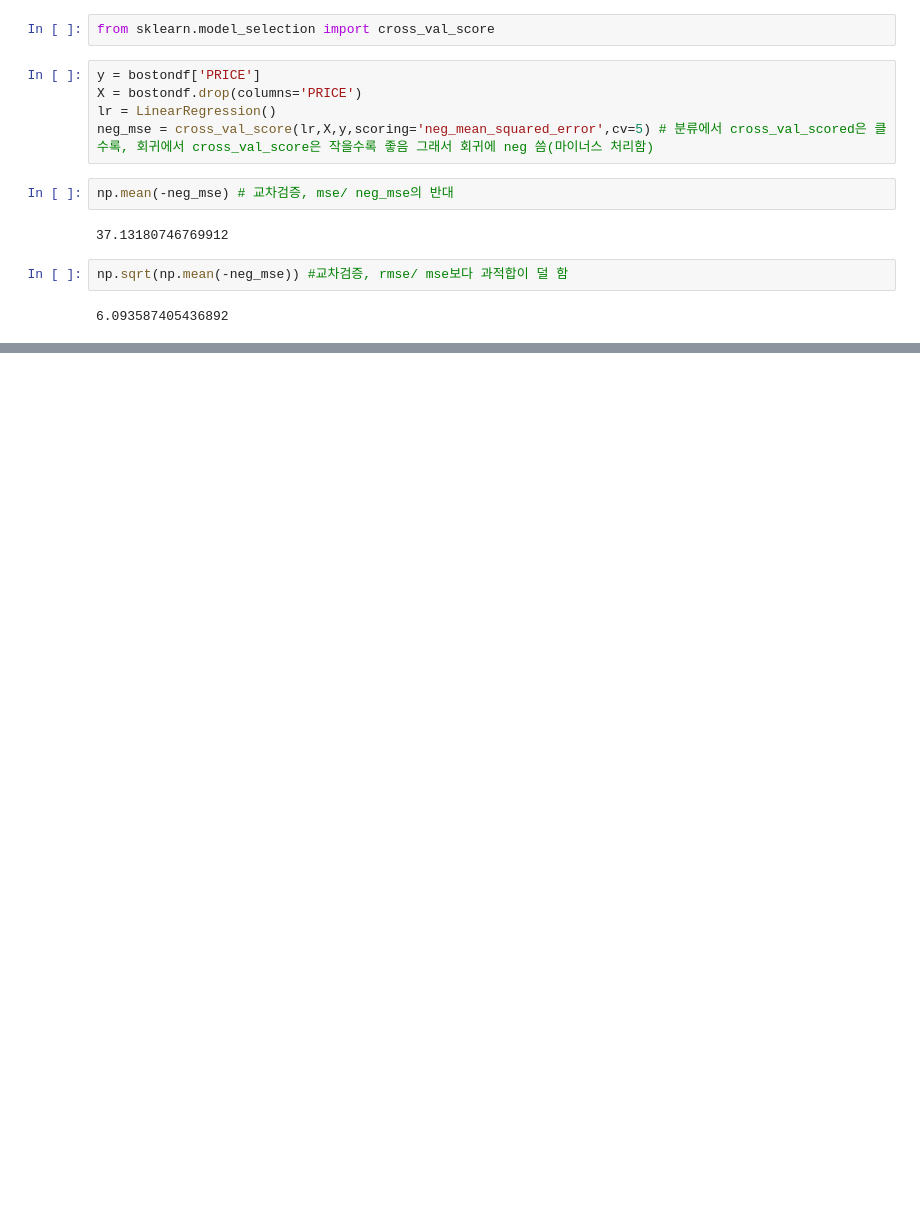
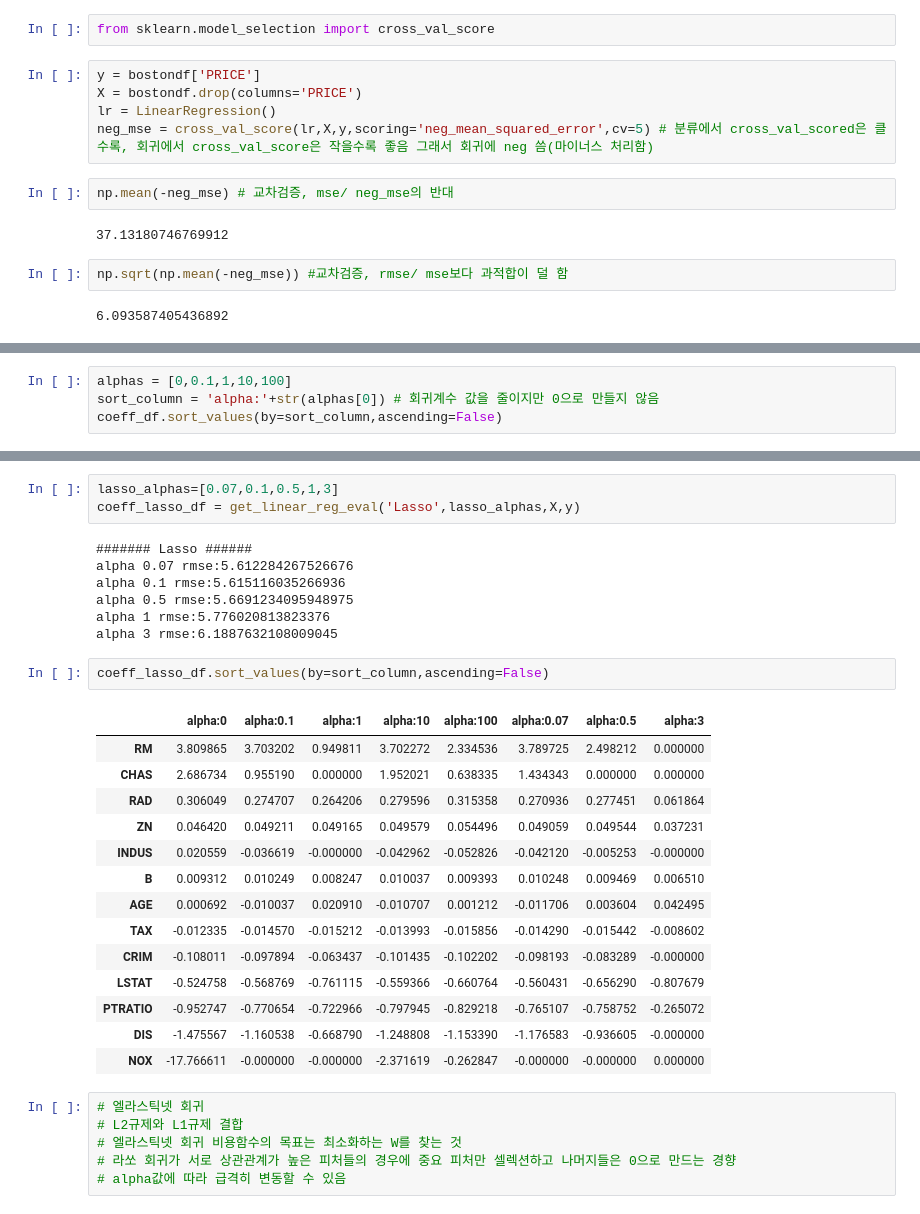
Before and after one commit to 107131n/phython_ex, a Jupyter notebook: 09_시계열/02_보스턴주택가격예측.ipynb, the cells around one changed output, grey strips where cells are left out. Drawn from its saved outputs; the diff is of its cells as text; blank space fills up the shorter version.

```diff
--- a/09_시계열/02_보스턴주택가격예측.ipynb
+++ b/09_시계열/02_보스턴주택가격예측.ipynb
@@ -147,0 +209,4 @@ np.sqrt(np.mean(-neg_mse)) #교차검증, rmse/ mse보다 과적합이 덜 함
+# %%
+alphas = [0,0.1,1,10,100]
+sort_column = 'alpha:'+str(alphas[0]) # 회귀계수 값을 줄이지만 0으로 만들지 않음
+coeff_df.sort_values(by=sort_column,ascending=False)
@@ -147,0 +251,33 @@ np.sqrt(np.mean(-neg_mse)) #교차검증, rmse/ mse보다 과적합이 덜 함
+# %%
+lasso_alphas=[0.07,0.1,0.5,1,3]
+coeff_lasso_df = get_linear_reg_eval('Lasso',lasso_alphas,X,y)
+# %% [output]
+####### Lasso ######
+alpha 0.07 rmse:5.612284267526676
+alpha 0.1 rmse:5.615116035266936
+alpha 0.5 rmse:5.6691234095948975
+alpha 1 rmse:5.776020813823376
+alpha 3 rmse:6.1887632108009045
+# %%
+coeff_lasso_df.sort_values(by=sort_column,ascending=False)
+# %% [output]
+|  | alpha:0 | alpha:0.1 | alpha:1 | alpha:10 | alpha:100 | alpha:0.07 | alpha:0.5 | alpha:3 |
+| RM | 3.809865 | 3.703202 | 0.949811 | 3.702272 | 2.334536 | 3.789725 | 2.498212 | 0.000000 |
+| CHAS | 2.686734 | 0.955190 | 0.000000 | 1.952021 | 0.638335 | 1.434343 | 0.000000 | 0.000000 |
+| RAD | 0.306049 | 0.274707 | 0.264206 | 0.279596 | 0.315358 | 0.270936 | 0.277451 | 0.061864 |
+| ZN | 0.046420 | 0.049211 | 0.049165 | 0.049579 | 0.054496 | 0.049059 | 0.049544 | 0.037231 |
+| INDUS | 0.020559 | -0.036619 | -0.000000 | -0.042962 | -0.052826 | -0.042120 | -0.005253 | -0.000000 |
+| B | 0.009312 | 0.010249 | 0.008247 | 0.010037 | 0.009393 | 0.010248 | 0.009469 | 0.006510 |
+| AGE | 0.000692 | -0.010037 | 0.020910 | -0.010707 | 0.001212 | -0.011706 | 0.003604 | 0.042495 |
+| TAX | -0.012335 | -0.014570 | -0.015212 | -0.013993 | -0.015856 | -0.014290 | -0.015442 | -0.008602 |
+| CRIM | -0.108011 | -0.097894 | -0.063437 | -0.101435 | -0.102202 | -0.098193 | -0.083289 | -0.000000 |
+| LSTAT | -0.524758 | -0.568769 | -0.761115 | -0.559366 | -0.660764 | -0.560431 | -0.656290 | -0.807679 |
+| PTRATIO | -0.952747 | -0.770654 | -0.722966 | -0.797945 | -0.829218 | -0.765107 | -0.758752 | -0.265072 |
+| DIS | -1.475567 | -1.160538 | -0.668790 | -1.248808 | -1.153390 | -1.176583 | -0.936605 | -0.000000 |
+| NOX | -17.766611 | -0.000000 | -0.000000 | -2.371619 | -0.262847 | -0.000000 | -0.000000 | 0.000000 |
+# %%
+# 엘라스틱넷 회귀
+# L2규제와 L1규제 결합
+# 엘라스틱넷 회귀 비용함수의 목표는 최소화하는 W를 찾는 것
+# 라쏘 회귀가 서로 상관관계가 높은 피처들의 경우에 중요 피처만 셀렉션하고 나머지들은 0으로 만드는 경향
+# alpha값에 따라 급격히 변동할 수 있음
```
Also changed, not shown: parts of 17 cells of this notebook, 5 other files.
